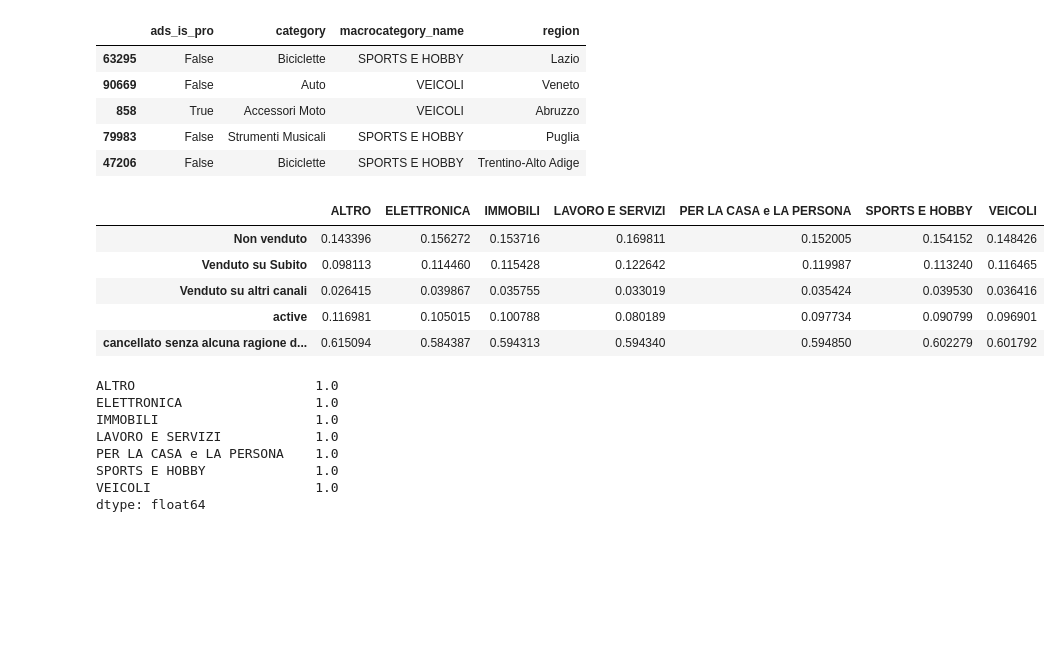
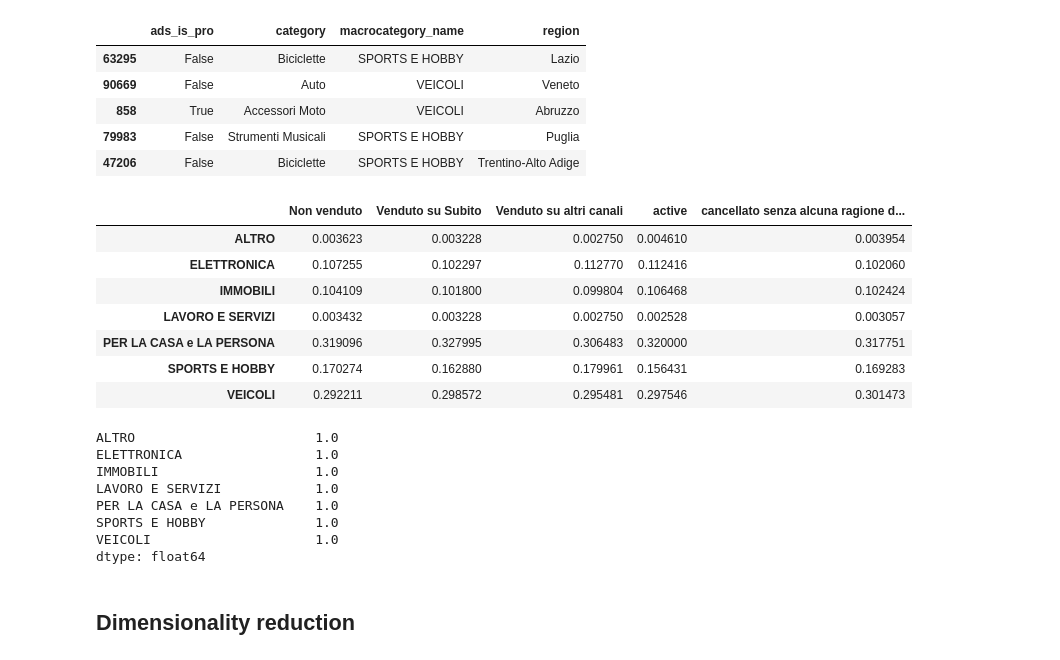
Before and after one commit to afflint/subito, a Jupyter notebook: classification/exploration.ipynb, the cells around one changed output. Cells and saved outputs as stored; diff of their text form; code cells hidden in the pictures; blank space fills up the shorter version.

```diff
--- a/classification/exploration.ipynb
+++ b/classification/exploration.ipynb
@@ -96,7 +119,10 @@ from sklearn.model_selection import train_test_split
 # %% [markdown]
 ## Unstratified split
 # %%
-X_train, X_test, y_train, y_test = train_test_split(X, y, test_size=0.2, random_state=42)
+X_train, X_test, y_train, y_test = train_test_split(X,
+                                                    y,
+                                                    test_size=0.2,
+                                                    random_state=42)
 # %%
 fig, ax = plt.subplots(figsize=(14, 4))
 df = pd.DataFrame({
@@ -107,7 +133,9 @@ plt.show()
 # %% [output]
 [figure]
 # %%
-S_train, S_test, s_train, s_test = train_test_split(X, y, stratify=X.category, test_size=0.2, random_state=42)
+S_train, S_test, s_train, s_test = train_test_split(
+    X, y, stratify=X[['category', 'macrocategory_name']],
+    test_size=0.2, random_state=42)
 # %%
 fig, ax = plt.subplots(figsize=(14, 4))
 df = pd.DataFrame({
@@ -314,7 +358,7 @@ for j, cat in enumerate(encoder.categories_[0]):
     cat_indexes = np.where(y_train.ravel() == j)[0]
     for i, c in enumerate(N_train.columns):
         V = N_train.iloc[cat_indexes][[c]]
-        ax[i,j].boxplot(pre.MinMaxScaler().fit_transform(V.values))
+        ax[i,j].boxplot(pre.PowerTransformer().fit_transform(V.values))
         ax[i,j].set_title("{}, {}".format(i, c))
 plt.tight_layout()
 plt.show()
@@ -343,14 +387,16 @@ for j, cat in enumerate(encoder.categories_[0]):
         P[cat][i] = v
 P = pd.DataFrame(P)
 # %%
-P.T / P.sum(axis=1)
+P / P.sum(axis=0)
 # %% [output]
-|  | ALTRO | ELETTRONICA | IMMOBILI | LAVORO E SERVIZI | PER LA CASA e LA PERSONA | SPORTS E HOBBY | VEICOLI |
-| Non venduto | 0.143396 | 0.156272 | 0.153716 | 0.169811 | 0.152005 | 0.154152 | 0.148426 |
-| Venduto su Subito | 0.098113 | 0.114460 | 0.115428 | 0.122642 | 0.119987 | 0.113240 | 0.116465 |
-| Venduto su altri canali | 0.026415 | 0.039867 | 0.035755 | 0.033019 | 0.035424 | 0.039530 | 0.036416 |
-| active | 0.116981 | 0.105015 | 0.100788 | 0.080189 | 0.097734 | 0.090799 | 0.096901 |
-| cancellato senza alcuna ragione d... | 0.615094 | 0.584387 | 0.594313 | 0.594340 | 0.594850 | 0.602279 | 0.601792 |
+|  | Non venduto | Venduto su Subito | Venduto su altri canali | active | cancellato senza alcuna ragione d... |
+| ALTRO | 0.003623 | 0.003228 | 0.002750 | 0.004610 | 0.003954 |
+| ELETTRONICA | 0.107255 | 0.102297 | 0.112770 | 0.112416 | 0.102060 |
+| IMMOBILI | 0.104109 | 0.101800 | 0.099804 | 0.106468 | 0.102424 |
+| LAVORO E SERVIZI | 0.003432 | 0.003228 | 0.002750 | 0.002528 | 0.003057 |
+| PER LA CASA e LA PERSONA | 0.319096 | 0.327995 | 0.306483 | 0.320000 | 0.317751 |
+| SPORTS E HOBBY | 0.170274 | 0.162880 | 0.179961 | 0.156431 | 0.169283 |
+| VEICOLI | 0.292211 | 0.298572 | 0.295481 | 0.297546 | 0.301473 |
 # %%
 (P.T / P.sum(axis=1)).sum(axis=0)
 # %% [output]
@@ -362,3 +408,5 @@ PER LA CASA e LA PERSONA    1.0
 SPORTS E HOBBY              1.0
 VEICOLI                     1.0
 dtype: float64
+# %% [markdown]
+## Dimensionality reduction
```
Also changed, not shown: parts of 11 cells of this notebook, 3 other files.
